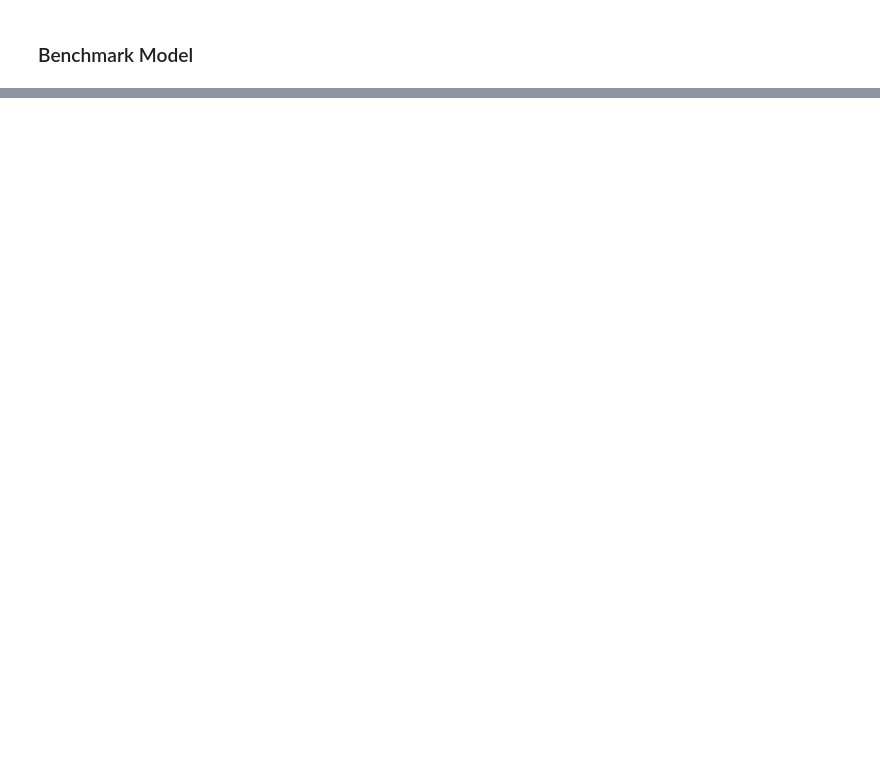
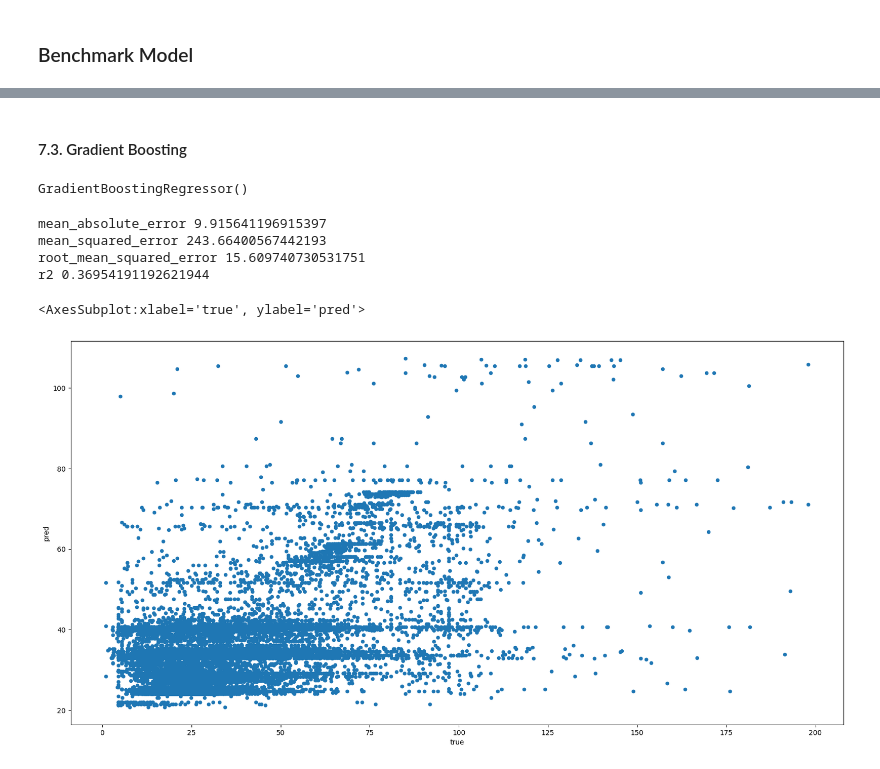
Before and after one commit to AbhinavS-30/New-York-Taxi-Analysis, a Jupyter notebook: script.ipynb, the cells around one changed output, grey strips where cells are left out. Drawn from its saved outputs; the diff is of its cells as text; code cells hidden in the pictures; blank space fills up the shorter version.

Commit message:
Model evaluation done

```diff
--- a/script.ipynb
+++ b/script.ipynb
@@ -321,0 +718,5 @@ taxi_grouped_by_region['total_amount'].hist(bins=100, figsize = (10,5))
+# %%
+from sklearn.tree import DecisionTreeRegressor
+
+decision_tree = DecisionTreeRegressor(max_depth=10)
+decision_tree.fit(x_train, y_train)
@@ -321,0 +869,5 @@ taxi_grouped_by_region['total_amount'].hist(bins=100, figsize = (10,5))
+# %%
+from sklearn.ensemble import RandomForestRegressor
+
+rando_model = RandomForestRegressor()
+rando_model.fit(x_train, y_train)
@@ -321,0 +903,36 @@ taxi_grouped_by_region['total_amount'].hist(bins=100, figsize = (10,5))
+# %% [markdown]
+#### 7.3. Gradient Boosting
+# %%
+from sklearn.ensemble import GradientBoostingRegressor
+
+gradBooster = GradientBoostingRegressor()
+gradBooster.fit(x_train, y_train)
+# %% [output]
+GradientBoostingRegressor()
+# %%
+model_at_hand = gradBooster
+
+y_pred = model_at_hand.predict(x_test)
+
+from sklearn.metrics import mean_absolute_error
+from sklearn.metrics import mean_squared_error
+from sklearn.metrics import r2_score
+from math import sqrt
+
+print('mean_absolute_error', mean_absolute_error(y_test, y_pred))
+print('mean_squared_error', mean_squared_error(y_test, y_pred))
+print('root_mean_squared_error', sqrt(mean_squared_error(y_test, y_pred)))
+print('r2', r2_score(y_test, y_pred))
+# %% [output]
+mean_absolute_error 9.915641196915397
+mean_squared_error 243.66400567442193
+root_mean_squared_error 15.609740730531751
+r2 0.36954191192621944
+# %%
+data = {'true': y_test, 'pred': y_pred}
+results = pd.DataFrame(data)
+
+results.plot(figsize=(20,10), kind='scatter', x='true', y='pred')
+# %% [output]
+<AxesSubplot:xlabel='true', ylabel='pred'>
+[figure, added]
```
Also changed, not shown: parts of 66 cells of this notebook.
